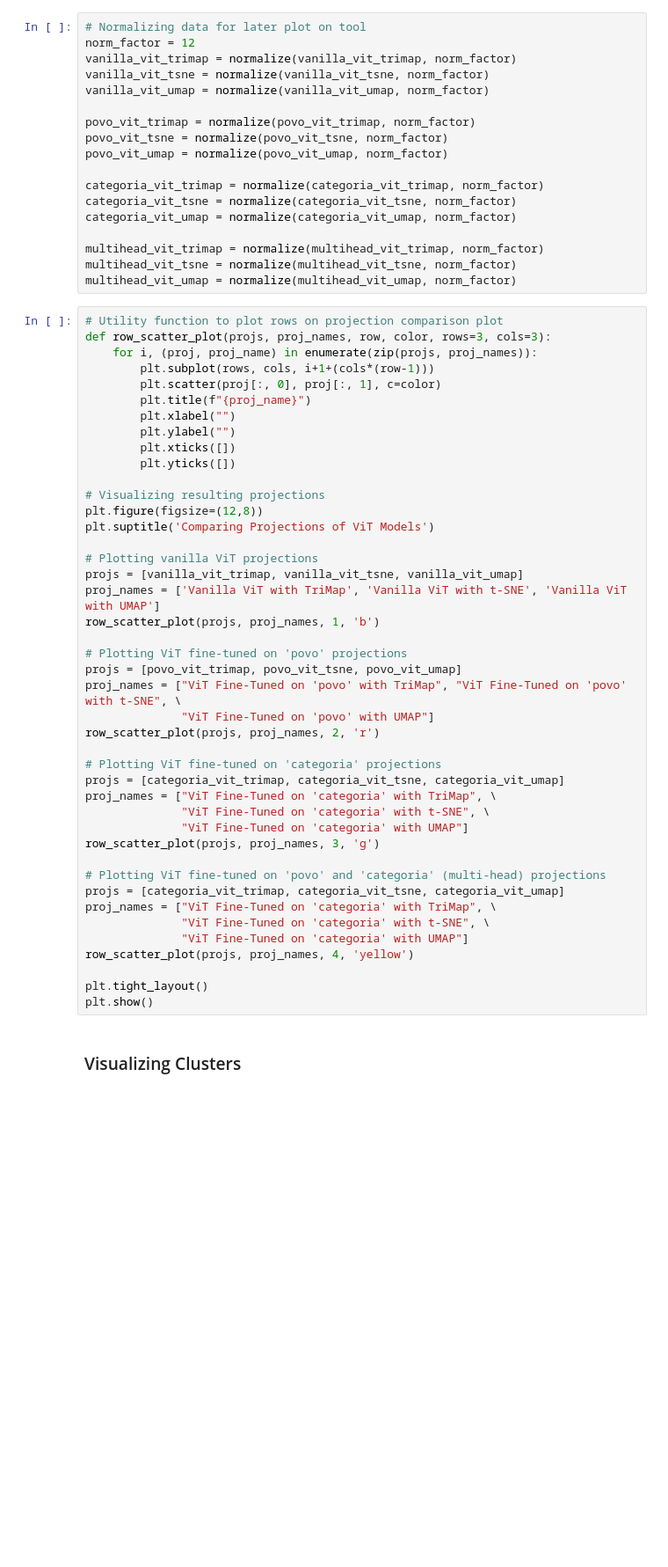
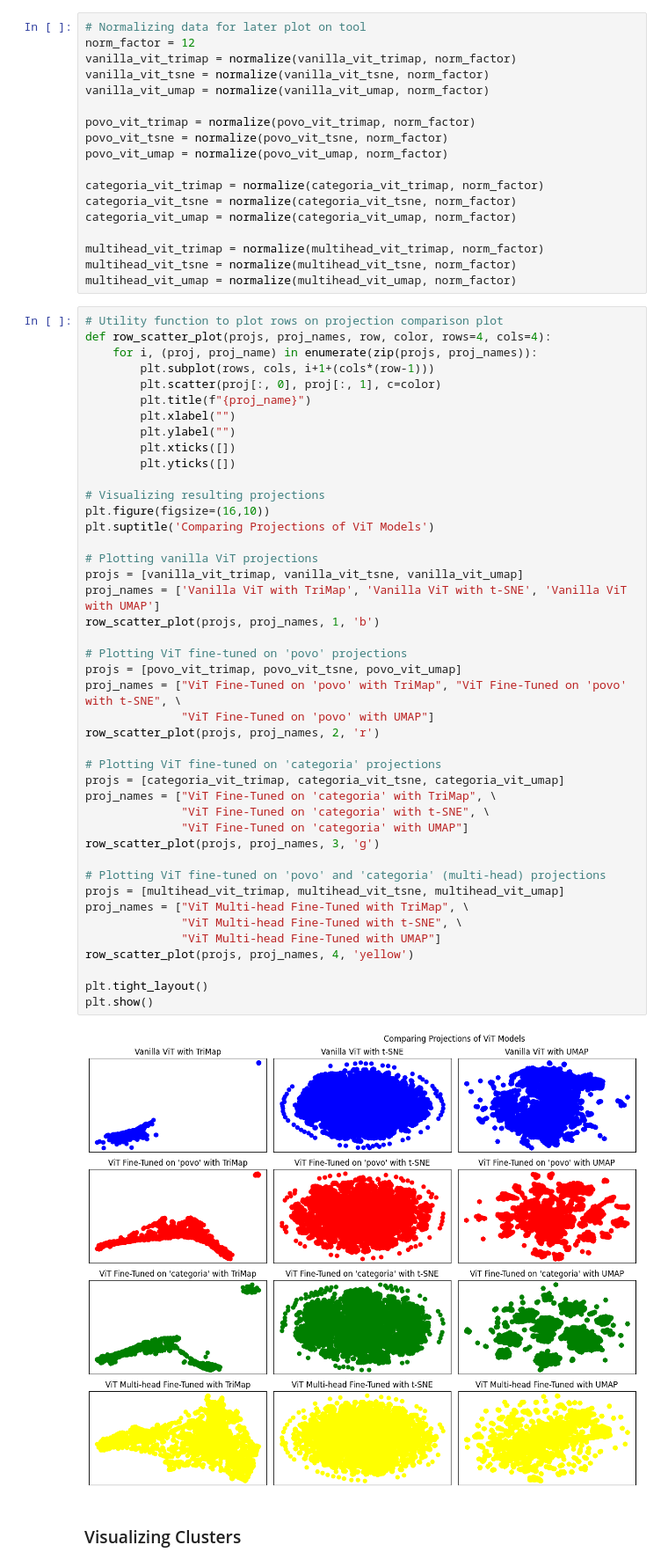
Before and after one commit to Luizerko/indigenous_clusters_and_communities, a Jupyter notebook: tainacan_collection/image_based/image_clustering.ipynb, the cells around one changed output. Shown at 88% size. Saved outputs shown, nothing was run; the diff lists cells and outputs as text; blank space fills up the shorter version.

```diff
--- a/tainacan_collection/image_based/image_clustering.ipynb
+++ b/tainacan_collection/image_based/image_clustering.ipynb
@@ -554,7 +715,7 @@ multihead_vit_tsne = normalize(multihead_vit_tsne, norm_factor)
 multihead_vit_umap = normalize(multihead_vit_umap, norm_factor)
 # %%
 # Utility function to plot rows on projection comparison plot
-def row_scatter_plot(projs, proj_names, row, color, rows=3, cols=3):
+def row_scatter_plot(projs, proj_names, row, color, rows=4, cols=4):
     for i, (proj, proj_name) in enumerate(zip(projs, proj_names)):
         plt.subplot(rows, cols, i+1+(cols*(row-1)))
         plt.scatter(proj[:, 0], proj[:, 1], c=color)
@@ -563,38 +724,40 @@ def row_scatter_plot(projs, proj_names, row, color, rows=3, cols=3):
         plt.ylabel("")
         plt.xticks([])
         plt.yticks([])
 
 # Visualizing resulting projections
-plt.figure(figsize=(12,8))
+plt.figure(figsize=(16,10))
 plt.suptitle('Comparing Projections of ViT Models')
 
 # Plotting vanilla ViT projections
 projs = [vanilla_vit_trimap, vanilla_vit_tsne, vanilla_vit_umap]
 proj_names = ['Vanilla ViT with TriMap', 'Vanilla ViT with t-SNE', 'Vanilla ViT with UMAP']
 row_scatter_plot(projs, proj_names, 1, 'b')
 
 # Plotting ViT fine-tuned on 'povo' projections
 projs = [povo_vit_trimap, povo_vit_tsne, povo_vit_umap]
 proj_names = ["ViT Fine-Tuned on 'povo' with TriMap", "ViT Fine-Tuned on 'povo' with t-SNE", \
               "ViT Fine-Tuned on 'povo' with UMAP"]
 row_scatter_plot(projs, proj_names, 2, 'r')
 
 # Plotting ViT fine-tuned on 'categoria' projections
 projs = [categoria_vit_trimap, categoria_vit_tsne, categoria_vit_umap]
 proj_names = ["ViT Fine-Tuned on 'categoria' with TriMap", \
               "ViT Fine-Tuned on 'categoria' with t-SNE", \
               "ViT Fine-Tuned on 'categoria' with UMAP"]
 row_scatter_plot(projs, proj_names, 3, 'g')
 
 # Plotting ViT fine-tuned on 'povo' and 'categoria' (multi-head) projections
-projs = [categoria_vit_trimap, categoria_vit_tsne, categoria_vit_umap]
-proj_names = ["ViT Fine-Tuned on 'categoria' with TriMap", \
-              "ViT Fine-Tuned on 'categoria' with t-SNE", \
-              "ViT Fine-Tuned on 'categoria' with UMAP"]
+projs = [multihead_vit_trimap, multihead_vit_tsne, multihead_vit_umap]
+proj_names = ["ViT Multi-head Fine-Tuned with TriMap", \
+              "ViT Multi-head Fine-Tuned with t-SNE", \
+              "ViT Multi-head Fine-Tuned with UMAP"]
 row_scatter_plot(projs, proj_names, 4, 'yellow')
 
 plt.tight_layout()
 plt.show()
+# %% [output]
+[figure, added]
 # %% [markdown]
 ### Visualizing Clusters
 # %%
```
Also changed, not shown: parts of 20 cells of this notebook, 6 other files.
